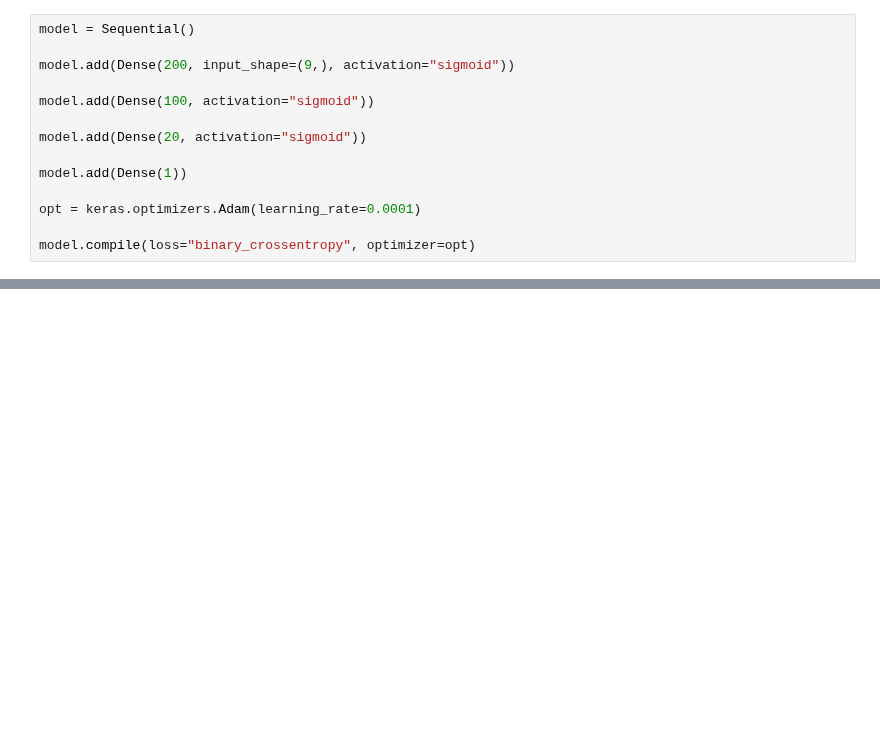
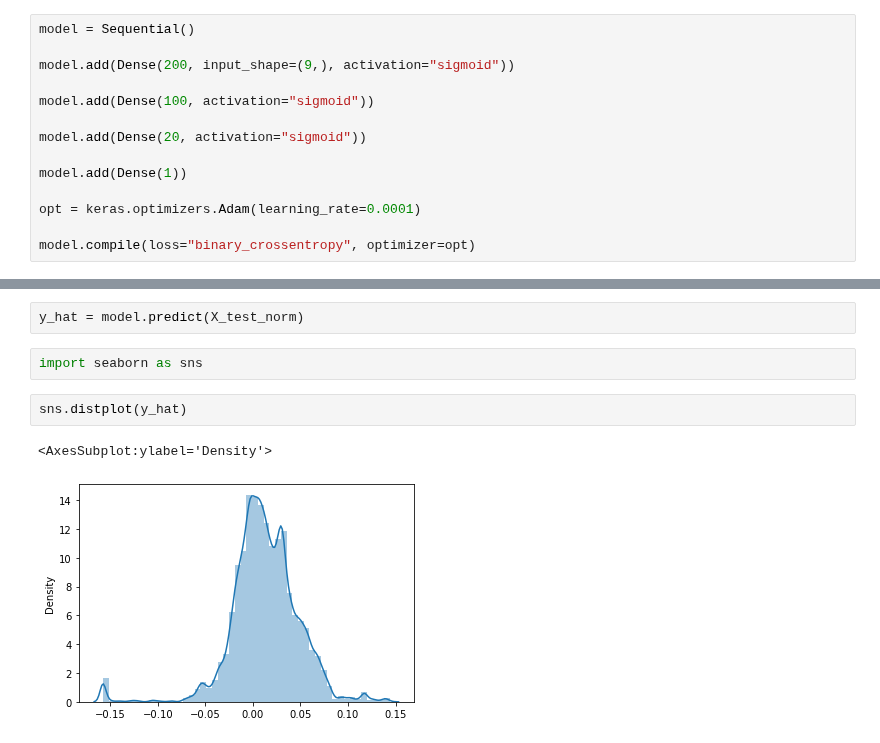
Before and after one commit to turing-usp/Momentum, a Jupyter notebook: Forecast Notebooks/Deep Learning Forescast.ipynb, the cells around one changed output, grey strips where cells are left out. Saved outputs shown, nothing was run; the diff lists cells and outputs as text; blank space fills up the shorter version.

```diff
--- a/Forecast Notebooks/Deep Learning Forescast.ipynb
+++ b/Forecast Notebooks/Deep Learning Forescast.ipynb
@@ -198,0 +350,9 @@ Epoch 20/20
+# %%
+y_hat = model.predict(X_test_norm)
+# %%
+import seaborn as sns
+# %%
+sns.distplot(y_hat)
+# %% [output]
+<AxesSubplot:ylabel='Density'>
+[figure, added]
```
Also changed, not shown: parts of 19 cells of this notebook.
